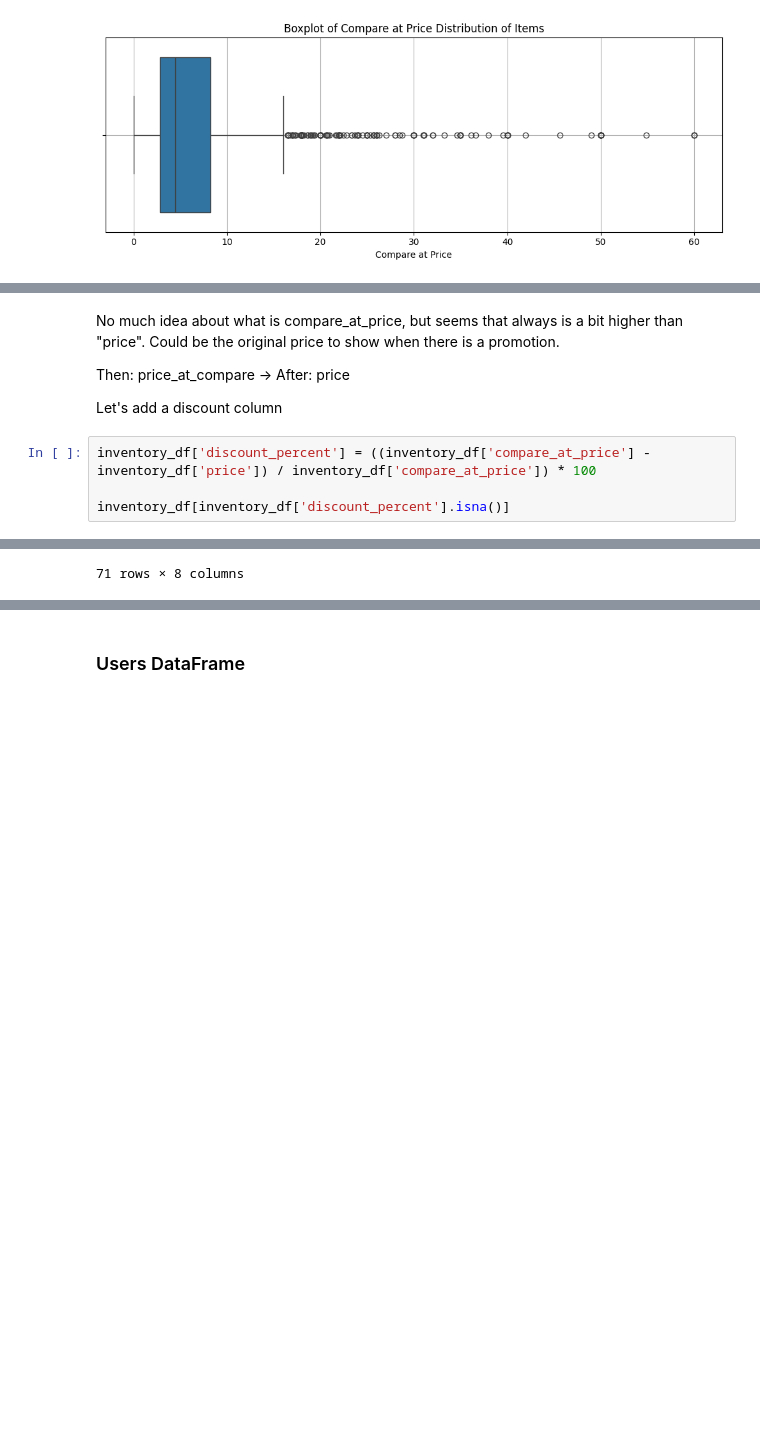
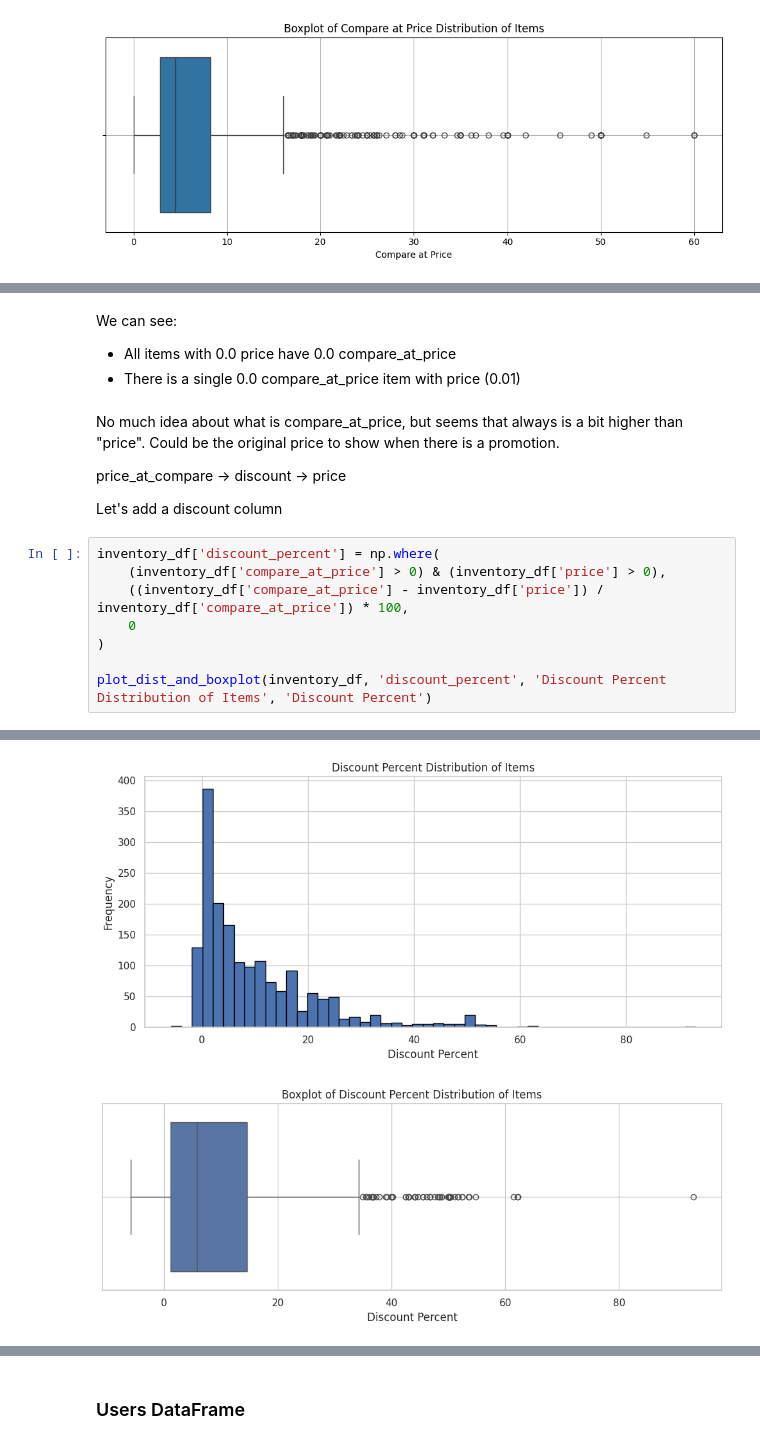
Before and after one commit to Riemann-def/zrive-ds, a Jupyter notebook: src/module_2/prueba.ipynb, the cells around one changed output, grey strips where cells are left out. Drawn from its saved outputs; the diff is of its cells as text; blank space fills up the shorter version.

```diff
--- a/src/module_2/prueba.ipynb
+++ b/src/module_2/prueba.ipynb
@@ -346,11 +386,19 @@ plot_dist_and_boxplot(inventory_df, 'compare_at_price', 'Compare at Price Distri
+# %% [markdown]
+We can see:
+  - All items with 0.0 price have 0.0 compare_at_price
+  - There is a single 0.0 compare_at_price item with price (0.01)
 # %% [markdown]
 No much idea about what is compare_at_price, but seems that always is a bit higher than "price". Could be the original price to show when there is a promotion.
 
-Then: price_at_compare -> After: price
+price_at_compare -> discount -> price
 
 Let's add a discount column
 # %%
-inventory_df['discount_percent'] = ((inventory_df['compare_at_price'] - inventory_df['price']) / inventory_df['compare_at_price']) * 100
+inventory_df['discount_percent'] = np.where(
+    (inventory_df['compare_at_price'] > 0) & (inventory_df['price'] > 0),
+    ((inventory_df['compare_at_price'] - inventory_df['price']) / inventory_df['compare_at_price']) * 100,
+    0
+)
 
-inventory_df[inventory_df['discount_percent'].isna()]
+plot_dist_and_boxplot(inventory_df, 'discount_percent', 'Discount Percent Distribution of Items', 'Discount Percent')
 # %% [output]
@@ -369 +405,2 @@ inventory_df[inventory_df['discount_percent'].isna()]
-71 rows × 8 columns
+[figure, added]
+[figure, added]
```
Also changed, not shown: parts of 29 cells of this notebook.
